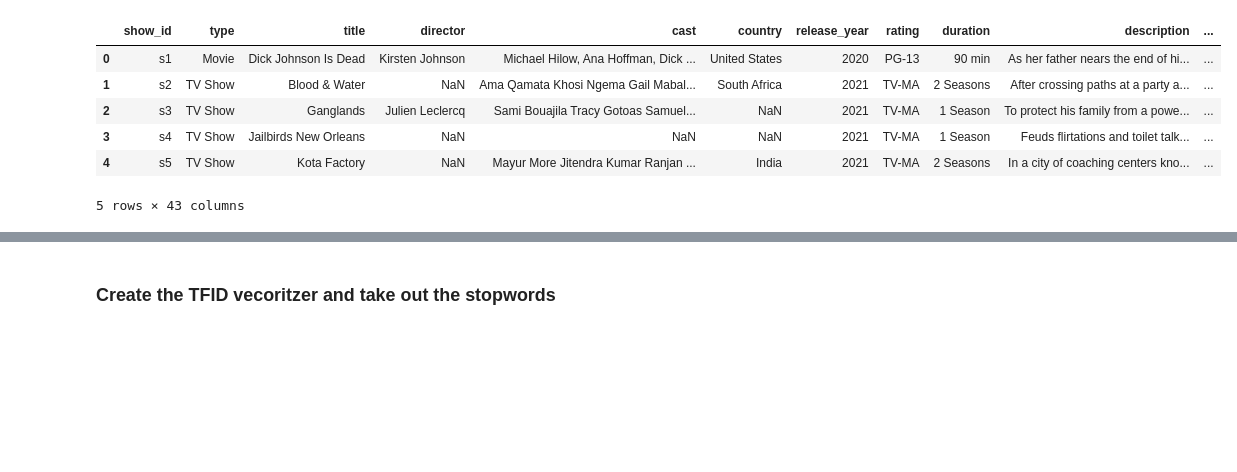
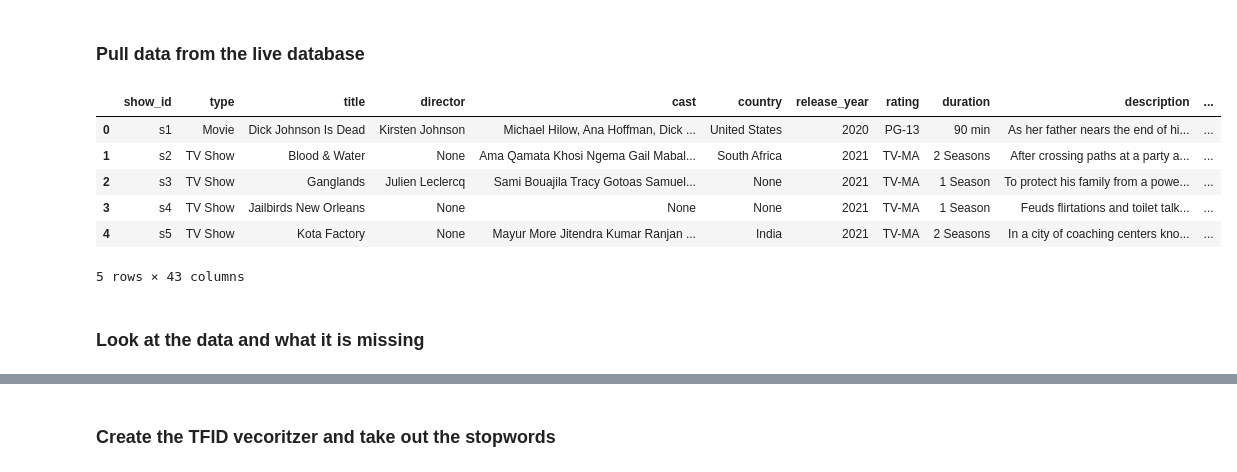
Before and after one commit to sand20man/Winter_Intex_1-10, a Jupyter notebook: ContentFilterRecommender.ipynb, the cells around one changed output, grey strips where cells are left out. Saved outputs shown, nothing was run; the diff lists cells and outputs as text; code cells hidden in the pictures; blank space fills up the shorter version.

```diff
--- a/ContentFilterRecommender.ipynb
+++ b/ContentFilterRecommender.ipynb
@@ -1,18 +1,40 @@
-# %%
-import pandas as pd
-import numpy as np
-from sklearn.feature_extraction.text import TfidfVectorizer
-from sklearn.metrics.pairwise import linear_kernel
-from sqlalchemy import create_engine
-
-df = pd.read_csv('movies_titles.csv')
-df.head()
-# %% [output]
-|  | show_id | type | title | director | cast | country | release_year | rating | duration | description | ... |
-| 0 | s1 | Movie | Dick Johnson Is Dead | Kirsten Johnson | Michael Hilow, Ana Hoffman, Dick ... | United States | 2020 | PG-13 | 90 min | As her father nears the end of hi... | ... |
-| 1 | s2 | TV Show | Blood & Water | NaN | Ama Qamata Khosi Ngema Gail Mabal... | South Africa | 2021 | TV-MA | 2 Seasons | After crossing paths at a party a... | ... |
-| 2 | s3 | TV Show | Ganglands | Julien Leclercq | Sami Bouajila Tracy Gotoas Samuel... | NaN | 2021 | TV-MA | 1 Season | To protect his family from a powe... | ... |
-| 3 | s4 | TV Show | Jailbirds New Orleans | NaN | NaN | NaN | 2021 | TV-MA | 1 Season | Feuds flirtations and toilet talk... | ... |
-| 4 | s5 | TV Show | Kota Factory | NaN | Mayur More Jitendra Kumar Ranjan ... | India | 2021 | TV-MA | 2 Seasons | In a city of coaching centers kno... | ... |
-5 rows × 43 columns
+# %% [markdown]
+### Pull data from the live database
+# %%
+import pandas as pd
+import numpy as np
+from sklearn.feature_extraction.text import TfidfVectorizer
+from sklearn.metrics.pairwise import linear_kernel
+from sqlalchemy import create_engine
+
+# Define your Azure SQL connection details
+server = '1-10intex.database.windows.net'
+database = 'Movies'
+username = 'pigadmin'
+password = 'Superduperstrongpassword!'
+driver = 'ODBC Driver 18 for SQL Server'  # Or other valid installed driver
+
+# Encode the driver string for URL
+driver_encoded = driver.replace(' ', '+')
+
+
+# Create the connection URL
+connection_string = f'mssql+pyodbc://{username}:{password}@{server}:1433/{database}?driver={driver_encoded}&Encrypt=yes&TrustServerCertificate=no&Connection Timeout=30'
+
+# Create SQLAlchemy engine
+engine = create_engine(connection_string)
+
+query = "SELECT * FROM movies_titles"
+df = pd.read_sql(query, engine)
+df.head()
+# %% [output]
+|  | show_id | type | title | director | cast | country | release_year | rating | duration | description | ... |
+| 0 | s1 | Movie | Dick Johnson Is Dead | Kirsten Johnson | Michael Hilow, Ana Hoffman, Dick ... | United States | 2020 | PG-13 | 90 min | As her father nears the end of hi... | ... |
+| 1 | s2 | TV Show | Blood & Water | None | Ama Qamata Khosi Ngema Gail Mabal... | South Africa | 2021 | TV-MA | 2 Seasons | After crossing paths at a party a... | ... |
+| 2 | s3 | TV Show | Ganglands | Julien Leclercq | Sami Bouajila Tracy Gotoas Samuel... | None | 2021 | TV-MA | 1 Season | To protect his family from a powe... | ... |
+| 3 | s4 | TV Show | Jailbirds New Orleans | None | None | None | 2021 | TV-MA | 1 Season | Feuds flirtations and toilet talk... | ... |
+| 4 | s5 | TV Show | Kota Factory | None | Mayur More Jitendra Kumar Ranjan ... | India | 2021 | TV-MA | 2 Seasons | In a city of coaching centers kno... | ... |
+5 rows × 43 columns
+# %% [markdown]
+### Look at the data and what it is missing
 # %%
```
Also changed, not shown: parts of 5 cells of this notebook, 1 other file.
